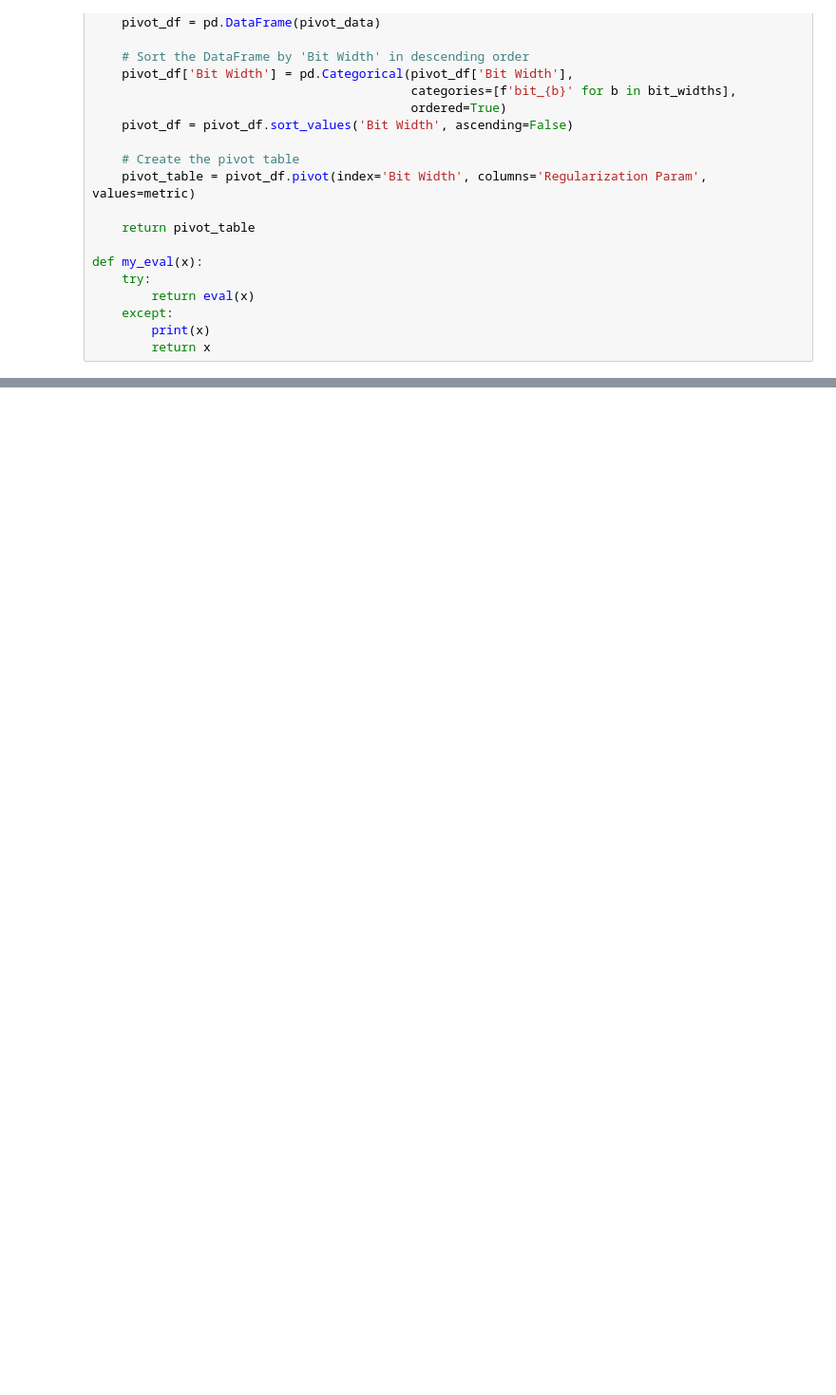
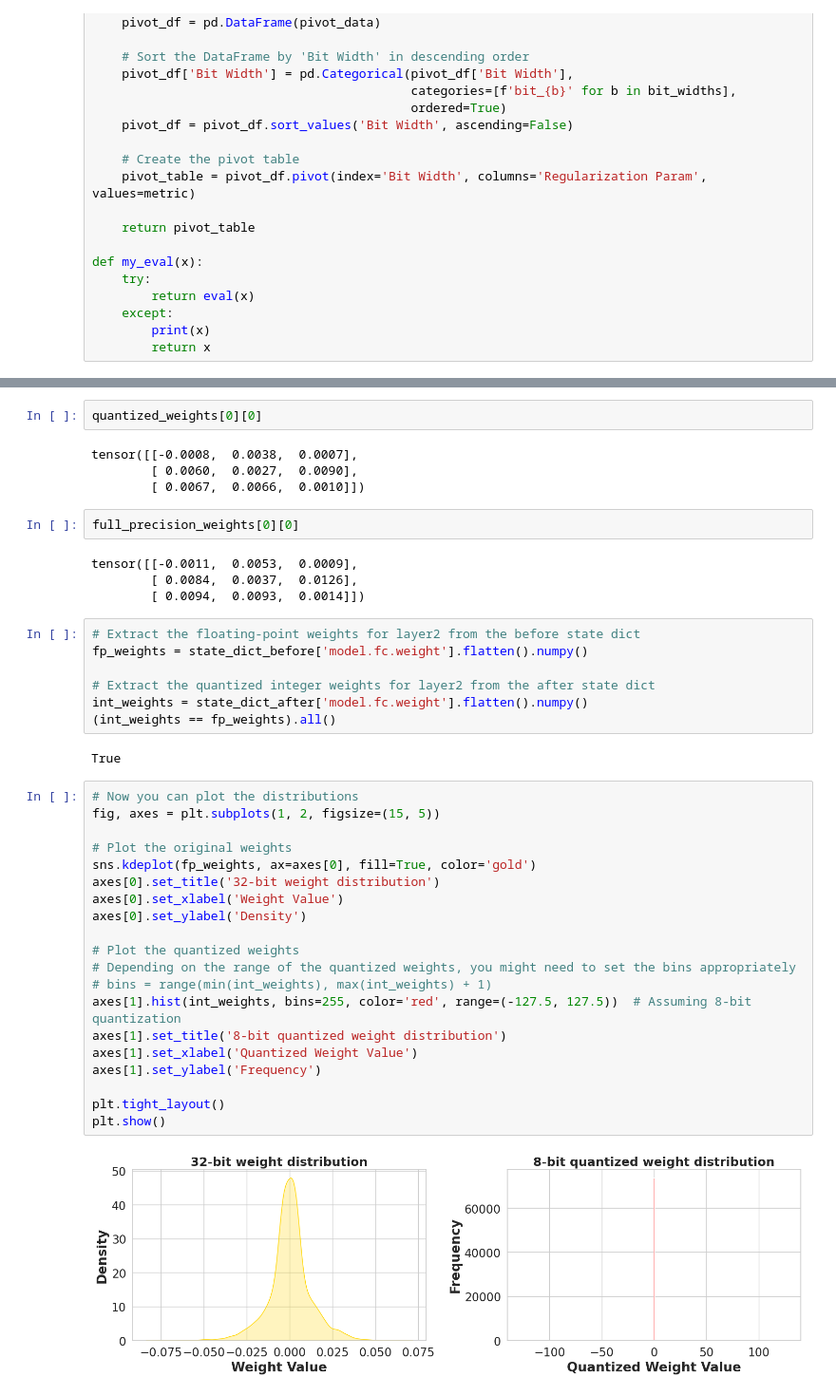
Before and after one commit to ishapira1/TinyML-RegulizationAndQuantization, a Jupyter notebook: notebooks/visualize.ipynb, the cells around one changed output, grey strips where cells are left out. Shown at 95% size. Saved outputs shown, nothing was run; the diff lists cells and outputs as text; blank space fills up the shorter version.

```diff
--- a/notebooks/visualize.ipynb
+++ b/notebooks/visualize.ipynb
@@ -158,0 +233,43 @@ for dataset_name in unique_datasets:
+# %%
+quantized_weights[0][0]
+# %% [output]
+tensor([[-0.0008,  0.0038,  0.0007],
+        [ 0.0060,  0.0027,  0.0090],
+        [ 0.0067,  0.0066,  0.0010]])
+# %%
+full_precision_weights[0][0]
+# %% [output]
+tensor([[-0.0011,  0.0053,  0.0009],
+        [ 0.0084,  0.0037,  0.0126],
+        [ 0.0094,  0.0093,  0.0014]])
+# %%
+# Extract the floating-point weights for layer2 from the before state dict
+fp_weights = state_dict_before['model.fc.weight'].flatten().numpy()
+
+# Extract the quantized integer weights for layer2 from the after state dict
+int_weights = state_dict_after['model.fc.weight'].flatten().numpy()
+(int_weights == fp_weights).all()
+# %% [output]
+True
+# %%
+# Now you can plot the distributions
+fig, axes = plt.subplots(1, 2, figsize=(15, 5))
+
+# Plot the original weights
+sns.kdeplot(fp_weights, ax=axes[0], fill=True, color='gold')
+axes[0].set_title('32-bit weight distribution')
+axes[0].set_xlabel('Weight Value')
+axes[0].set_ylabel('Density')
+
+# Plot the quantized weights
+# Depending on the range of the quantized weights, you might need to set the bins appropriately
+# bins = range(min(int_weights), max(int_weights) + 1)
+axes[1].hist(int_weights, bins=255, color='red', range=(-127.5, 127.5))  # Assuming 8-bit quantization
+axes[1].set_title('8-bit quantized weight distribution')
+axes[1].set_xlabel('Quantized Weight Value')
+axes[1].set_ylabel('Frequency')
+
+plt.tight_layout()
+plt.show()
+# %% [output]
+[figure, added]
```
Also changed, not shown: parts of 14 cells of this notebook.
